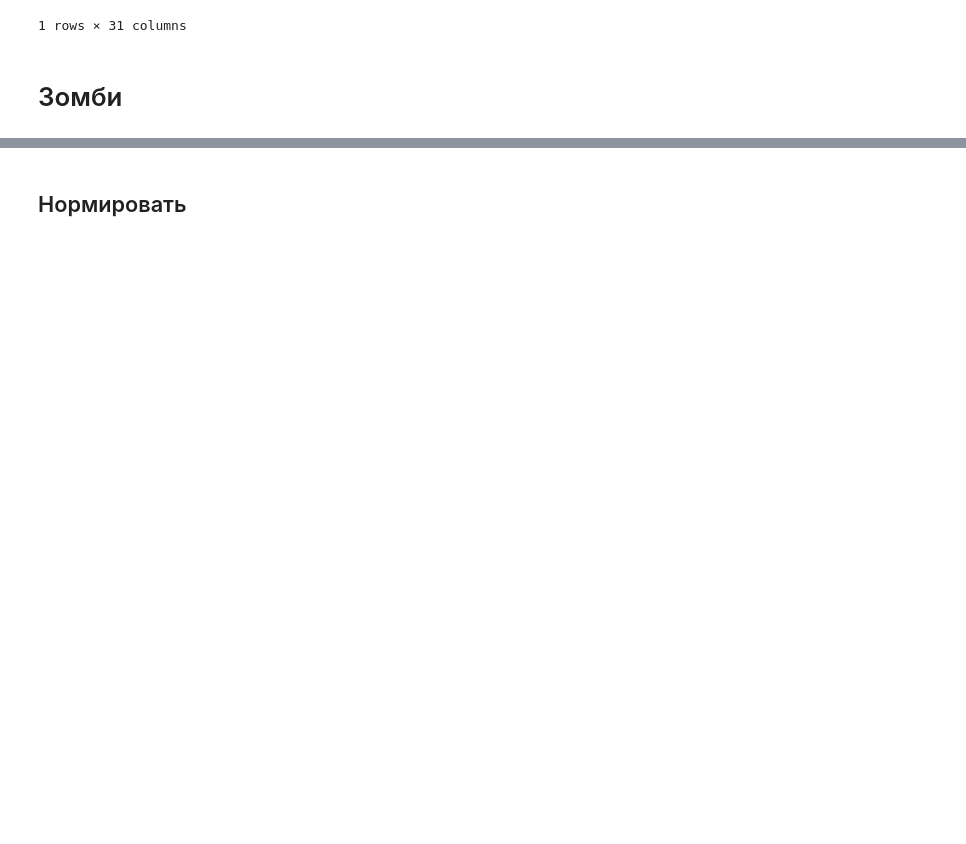
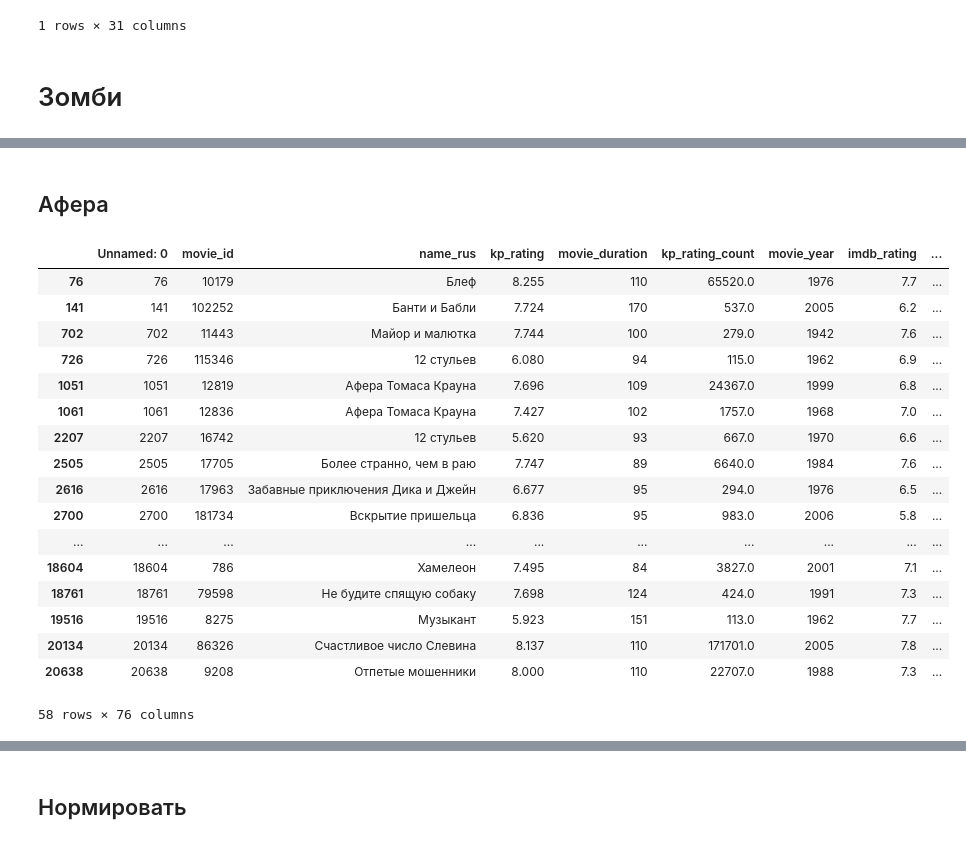
Before and after one commit to kandrewkov/Movie-Recommendations, a Jupyter notebook: preproc_data.ipynb, the cells around one changed output, grey strips where cells are left out. Cells and saved outputs as stored; diff of their text form; code cells hidden in the pictures; blank space fills up the shorter version.

```diff
--- a/preproc_data.ipynb
+++ b/preproc_data.ipynb
@@ -322,0 +440,15 @@ movies['movie_id'] = np.array(range(len(movies1)))
+# %%
+movies['Pixar'] = np.zeros(len(movies))
+with open("data/pixar.txt") as films:
+#     set_of_zobies = set(films.read().splitlines())
+    set_of_DM = set([])
+    for film in films.readlines():
+        film = film.rstrip()
+        print(film)
+        set_of_DM.add(film)
+
+for ind, name in enumerate(movies['name_rus']):
+    if name in set_of_DM:
+        movies.loc[ind, 'Pixar'] = 1
+
+movies[movies['Pixar'] == 1]
@@ -322,0 +491,39 @@ movies['movie_id'] = np.array(range(len(movies1)))
+# %% [markdown]
+## Афера
+# %%
+movies['Афера'] = np.zeros(len(movies))
+
+with open("data/афера.txt") as films:
+    set_of_af = set([])
+    for film in films.readlines():
+        film = film.rstrip()
+        if len(film) != 1:
+            if '(фильм' in film:
+                film = film[:film.find('(фильм')-1]
+#             print(film)
+            set_of_af.add(film)
+
+for ind, name in enumerate(movies['name_rus']):
+    if name in set_of_af:
+        movies.loc[ind, 'Афера'] = 1
+
+movies[movies['Афера'] == 1]
+# %% [output]
+|  | Unnamed: 0 | movie_id | name_rus | kp_rating | movie_duration | kp_rating_count | movie_year | imdb_rating | ... |
+| 76 | 76 | 10179 | Блеф | 8.255 | 110 | 65520.0 | 1976 | 7.7 | ... |
+| 141 | 141 | 102252 | Банти и Бабли | 7.724 | 170 | 537.0 | 2005 | 6.2 | ... |
+| 702 | 702 | 11443 | Майор и малютка | 7.744 | 100 | 279.0 | 1942 | 7.6 | ... |
+| 726 | 726 | 115346 | 12 стульев | 6.080 | 94 | 115.0 | 1962 | 6.9 | ... |
+| 1051 | 1051 | 12819 | Афера Томаса Крауна | 7.696 | 109 | 24367.0 | 1999 | 6.8 | ... |
+| 1061 | 1061 | 12836 | Афера Томаса Крауна | 7.427 | 102 | 1757.0 | 1968 | 7.0 | ... |
+| 2207 | 2207 | 16742 | 12 стульев | 5.620 | 93 | 667.0 | 1970 | 6.6 | ... |
+| 2505 | 2505 | 17705 | Более странно, чем в раю | 7.747 | 89 | 6640.0 | 1984 | 7.6 | ... |
+| 2616 | 2616 | 17963 | Забавные приключения Дика и Джейн | 6.677 | 95 | 294.0 | 1976 | 6.5 | ... |
+| 2700 | 2700 | 181734 | Вскрытие пришельца | 6.836 | 95 | 983.0 | 2006 | 5.8 | ... |
+| ... | ... | ... | ... | ... | ... | ... | ... | ... | ... |
+| 18604 | 18604 | 786 | Хамелеон | 7.495 | 84 | 3827.0 | 2001 | 7.1 | ... |
+| 18761 | 18761 | 79598 | Не будите спящую собаку | 7.698 | 124 | 424.0 | 1991 | 7.3 | ... |
+| 19516 | 19516 | 8275 | Музыкант | 5.923 | 151 | 113.0 | 1962 | 7.7 | ... |
+| 20134 | 20134 | 86326 | Счастливое число Слевина | 8.137 | 110 | 171701.0 | 2005 | 7.8 | ... |
+| 20638 | 20638 | 9208 | Отпетые мошенники | 8.000 | 110 | 22707.0 | 1988 | 7.3 | ... |
+58 rows × 76 columns
```
Also changed, not shown: parts of 31 cells of this notebook.
